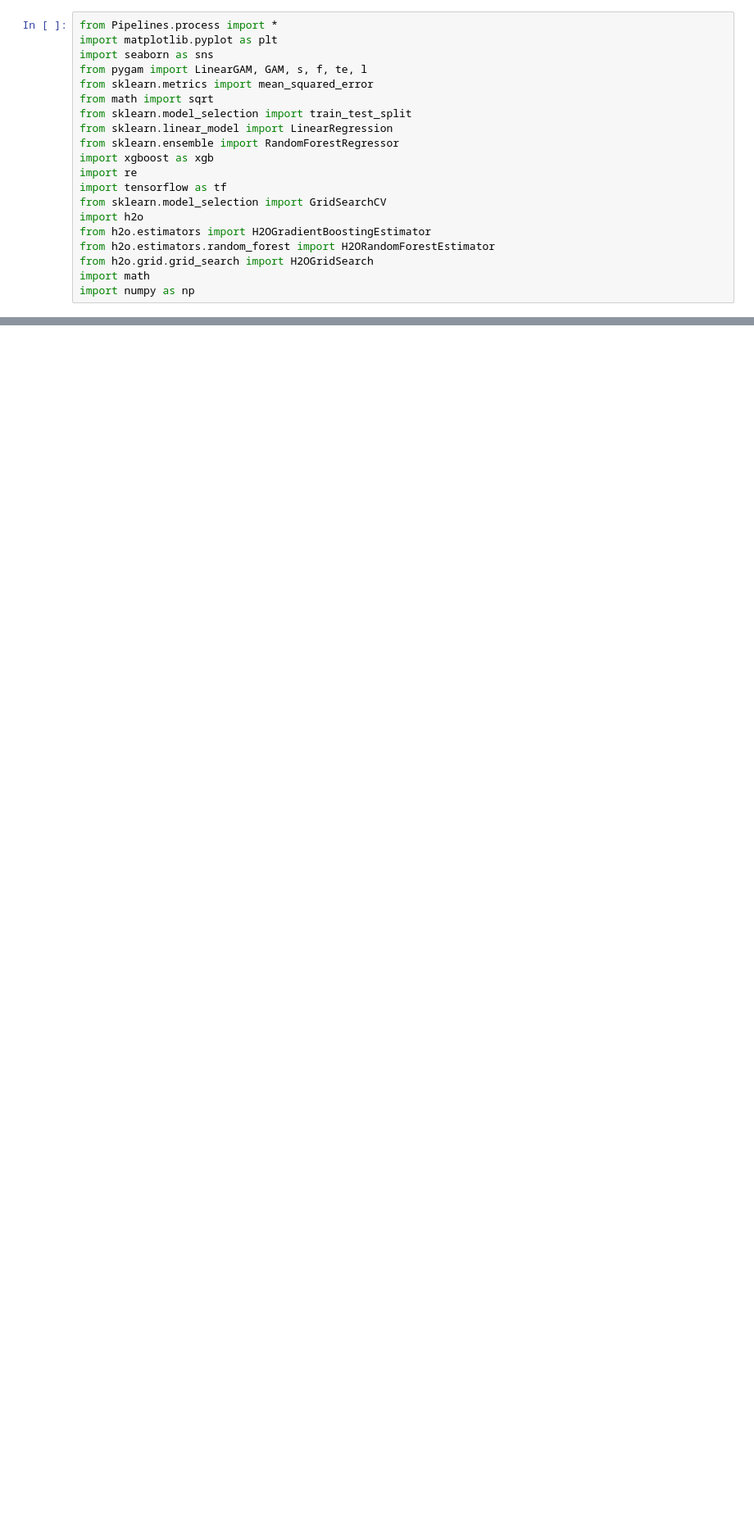
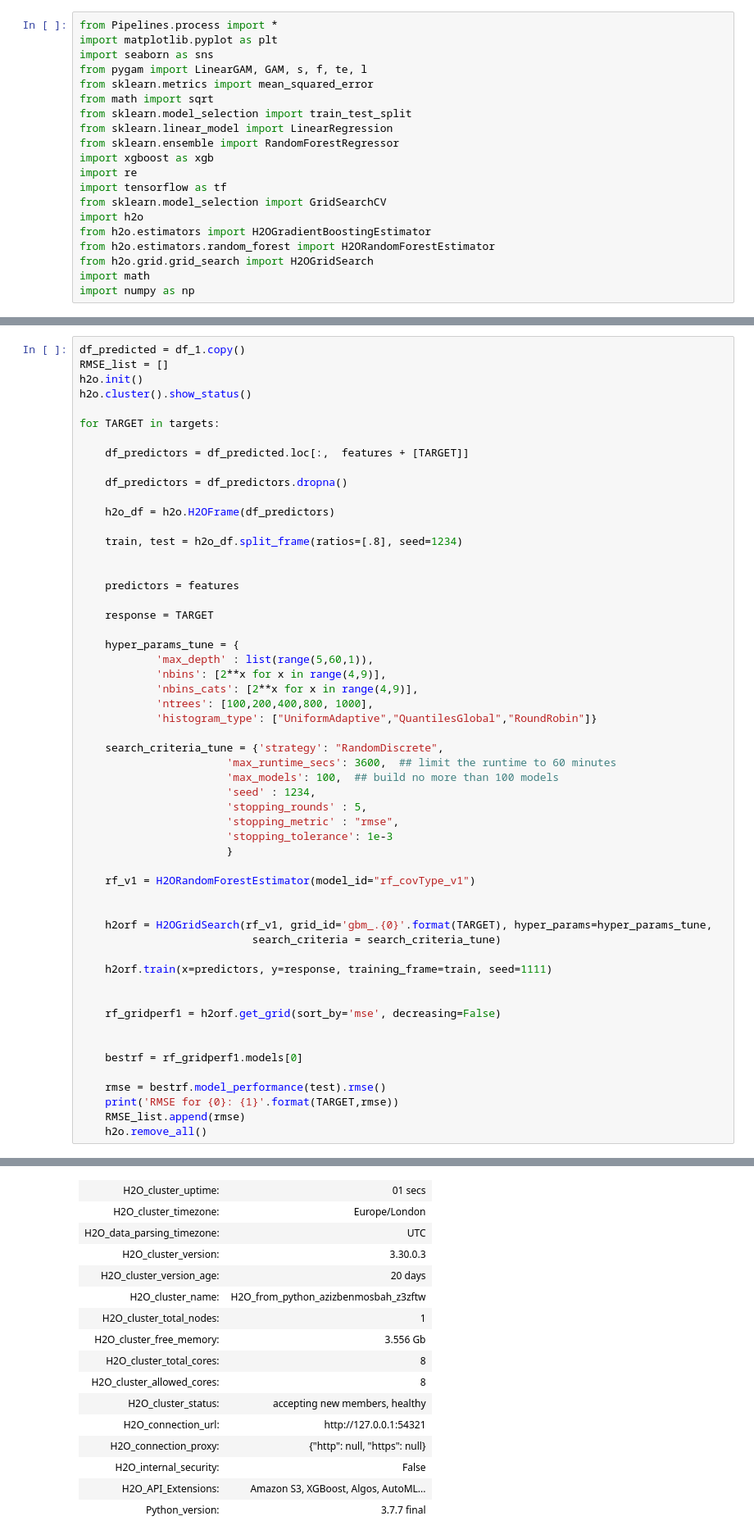
Before and after one commit to AzizMosbah/HappinessForecast, a Jupyter notebook: Pipelines consistency tests.ipynb, the cells around one changed output, grey strips where cells are left out. Shown at 82% size. Drawn from its saved outputs; the diff is of its cells as text; blank space fills up the shorter version.

```diff
--- a/Pipelines consistency tests.ipynb
+++ b/Pipelines consistency tests.ipynb
@@ -140,0 +108,56 @@ plt.show()
+# %%
+df_predicted = df_1.copy()
+RMSE_list = []
+h2o.init()
+h2o.cluster().show_status()
+
+for TARGET in targets:
+
+    df_predictors = df_predicted.loc[:,  features + [TARGET]]
+
+    df_predictors = df_predictors.dropna()
+
+    h2o_df = h2o.H2OFrame(df_predictors)
+
+    train, test = h2o_df.split_frame(ratios=[.8], seed=1234)
+
+
+    predictors = features
+
+    response = TARGET
+
+    hyper_params_tune = {
+            'max_depth' : list(range(5,60,1)),
+            'nbins': [2**x for x in range(4,9)],
+            'nbins_cats': [2**x for x in range(4,9)],
+            'ntrees': [100,200,400,800, 1000],
+            'histogram_type': ["UniformAdaptive","QuantilesGlobal","RoundRobin"]}
+
+    search_criteria_tune = {'strategy': "RandomDiscrete",
+                       'max_runtime_secs': 3600,  ## limit the runtime to 60 minutes
+                       'max_models': 100,  ## build no more than 100 models
+                       'seed' : 1234,
+                       'stopping_rounds' : 5,
+                       'stopping_metric' : "rmse",
+                       'stopping_tolerance': 1e-3
+                       }
+
+    rf_v1 = H2ORandomForestEstimator(model_id="rf_covType_v1")
+
+
+    h2orf = H2OGridSearch(rf_v1, grid_id='gbm_.{0}'.format(TARGET), hyper_params=hyper_params_tune,
+                           search_criteria = search_criteria_tune)
+
+    h2orf.train(x=predictors, y=response, training_frame=train, seed=1111)
+
+
+    rf_gridperf1 = h2orf.get_grid(sort_by='mse', decreasing=False)
+
+
+    bestrf = rf_gridperf1.models[0]
+
+    rmse = bestrf.model_performance(test).rmse()
+    print('RMSE for {0}: {1}'.format(TARGET,rmse))
+    RMSE_list.append(rmse)
+    h2o.remove_all()
+# %% [output]
@@ -140,0 +173,16 @@ plt.show()
+| H2O_cluster_uptime: | 01 secs |
+| H2O_cluster_timezone: | Europe/London |
+| H2O_data_parsing_timezone: | UTC |
+| H2O_cluster_version: | 3.30.0.3 |
+| H2O_cluster_version_age: | 20 days |
+| H2O_cluster_name: | H2O_from_python_azizbenmosbah_z3zftw |
+| H2O_cluster_total_nodes: | 1 |
+| H2O_cluster_free_memory: | 3.556 Gb |
+| H2O_cluster_total_cores: | 8 |
+| H2O_cluster_allowed_cores: | 8 |
+| H2O_cluster_status: | accepting new members, healthy |
+| H2O_connection_url: | http://127.0.0.1:54321 |
+| H2O_connection_proxy: | {"http": null, "https": null} |
+| H2O_internal_security: | False |
+| H2O_API_Extensions: | Amazon S3, XGBoost, Algos, AutoML... |
+| Python_version: | 3.7.7 final |
```
Also changed, not shown: parts of 13 cells of this notebook, 2 other files.
